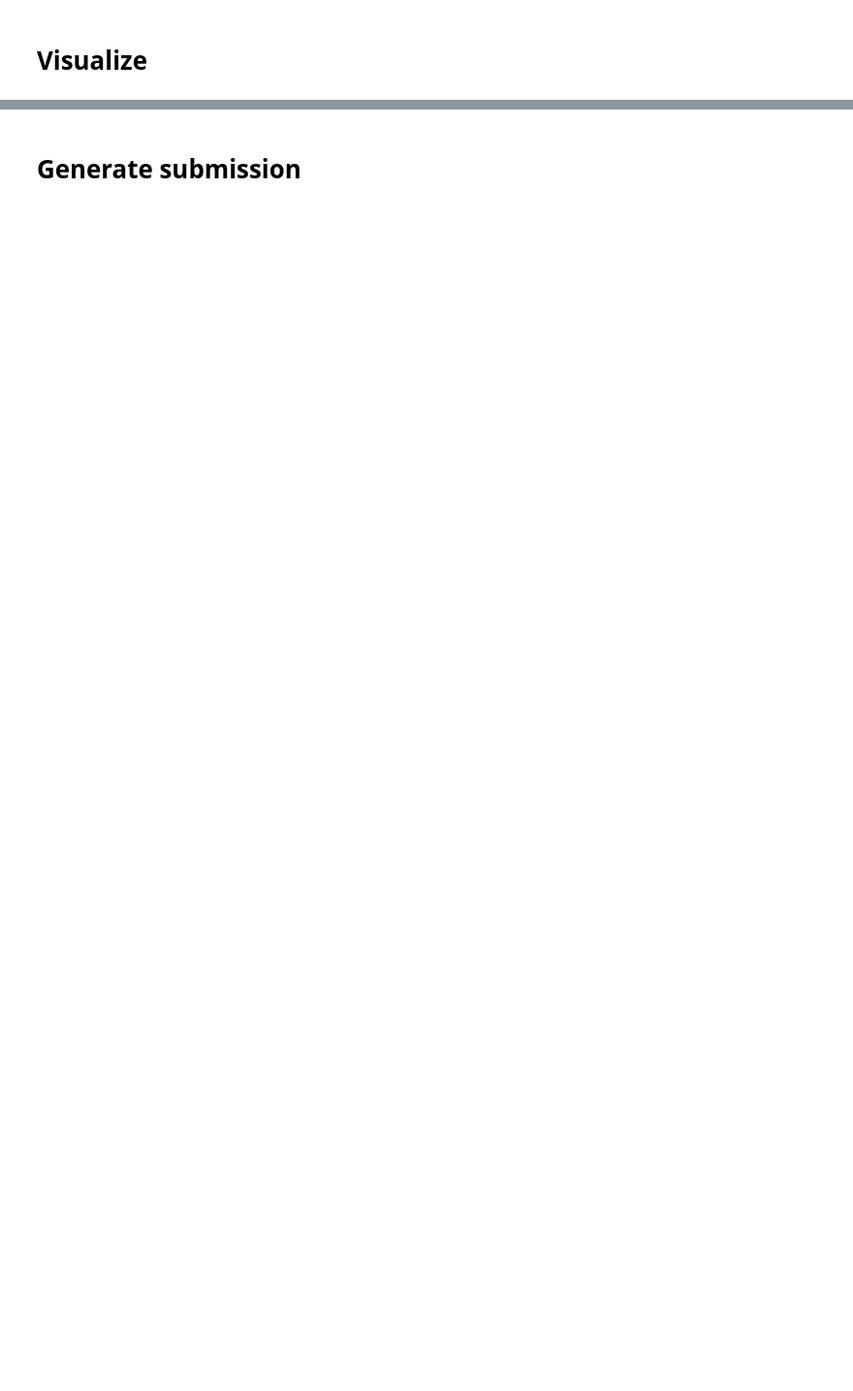
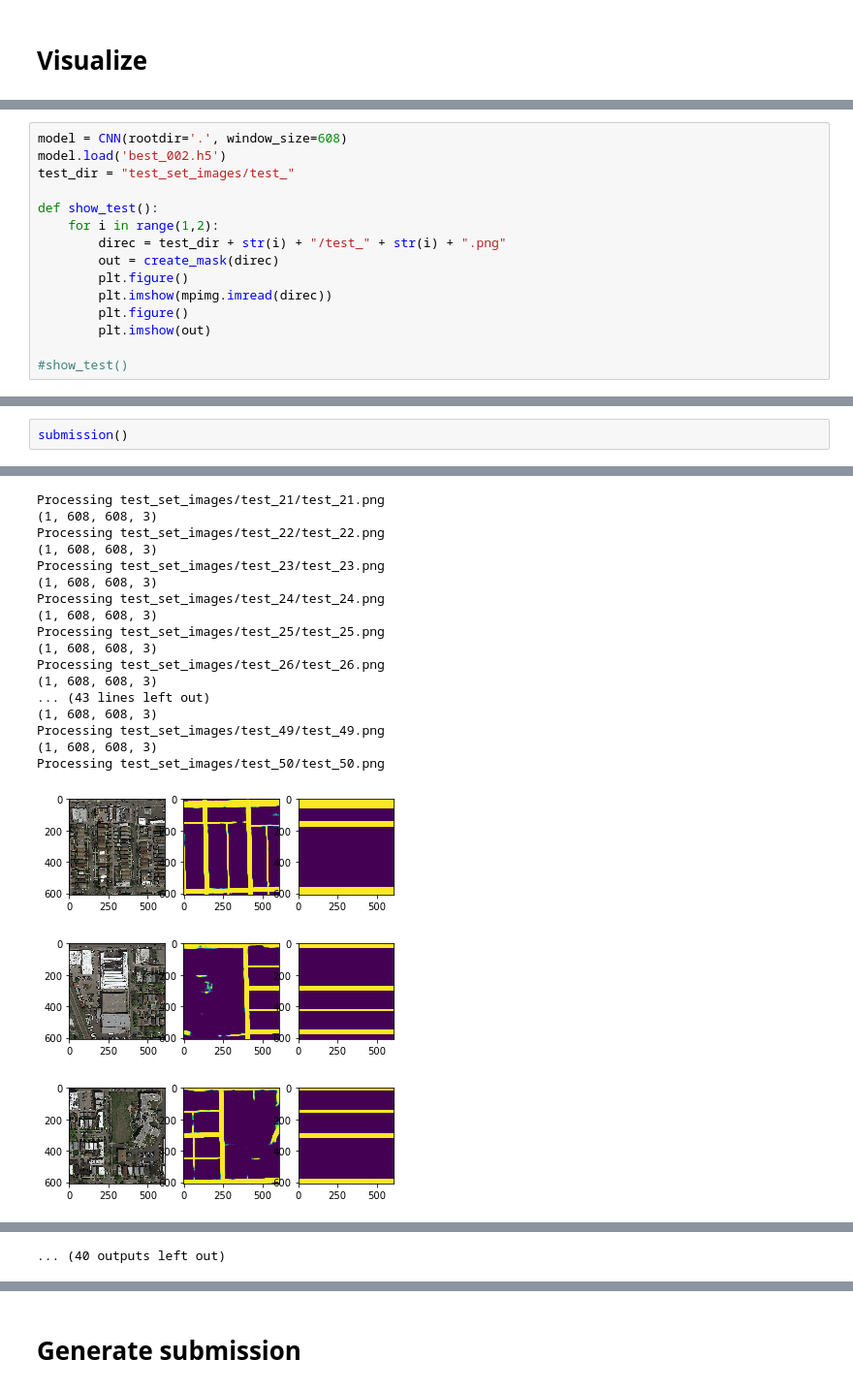
Before and after one commit to Arturjssln/ML_project2, a Jupyter notebook: src/sven/custom2/Test.ipynb, the cells around one changed output, grey strips where cells are left out. Shown at 97% size. Cells and saved outputs as stored; diff of their text form; blank space fills up the shorter version.

Commit message:
Visualization

```diff
--- a/src/sven/custom2/Test.ipynb
+++ b/src/sven/custom2/Test.ipynb
@@ -110,0 +124,15 @@ Colocations handled automatically by placer.
+# %%
+model = CNN(rootdir='.', window_size=608)
+model.load('best_002.h5')
+test_dir = "test_set_images/test_"
+
+def show_test():
+    for i in range(1,2):
+        direc = test_dir + str(i) + "/test_" + str(i) + ".png"
+        out = create_mask(direc)
+        plt.figure()
+        plt.imshow(mpimg.imread(direc))
+        plt.figure()
+        plt.imshow(out)
+
+#show_test()
@@ -110,0 +184,3 @@ Colocations handled automatically by placer.
+# %%
+submission()
+# %% [output]
@@ -110,0 +204,20 @@ Colocations handled automatically by placer.
+Processing test_set_images/test_21/test_21.png
+(1, 608, 608, 3)
+Processing test_set_images/test_22/test_22.png
+(1, 608, 608, 3)
+Processing test_set_images/test_23/test_23.png
+(1, 608, 608, 3)
+Processing test_set_images/test_24/test_24.png
+(1, 608, 608, 3)
+Processing test_set_images/test_25/test_25.png
+(1, 608, 608, 3)
+Processing test_set_images/test_26/test_26.png
+(1, 608, 608, 3)
+... (43 lines left out)
+(1, 608, 608, 3)
+Processing test_set_images/test_49/test_49.png
+(1, 608, 608, 3)
+Processing test_set_images/test_50/test_50.png
+[figure, added]
+[figure, added]
+[figure, added]
@@ -110,0 +231 @@ Colocations handled automatically by placer.
+... (40 outputs left out)
```
Also changed, not shown: parts of 11 cells of this notebook, 54 other files.
